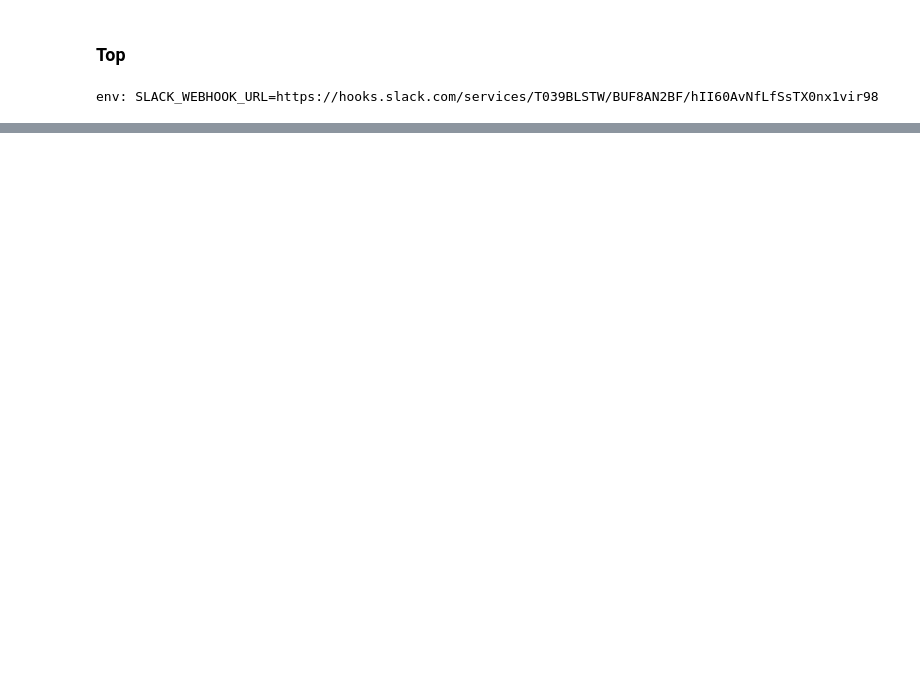
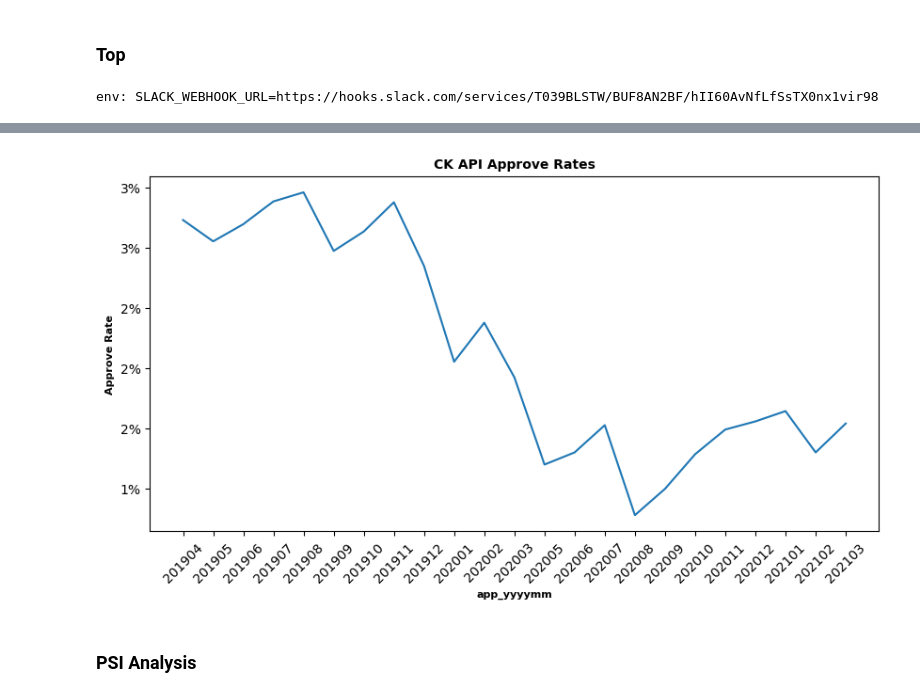
Before and after one commit to adriant42/mac_lb_model, a Jupyter notebook: 01_target_analysis.ipynb, the cells around one changed output, grey strips where cells are left out. Cells and saved outputs as stored; diff of their text form; code cells hidden in the pictures; blank space fills up the shorter version.

Commit message:
weekend checkpoint

```diff
--- a/01_target_analysis.ipynb
+++ b/01_target_analysis.ipynb
@@ -39,6 +39,8 @@ pd.options.display.max_rows = 4000
 env: SLACK_WEBHOOK_URL=https://hooks.slack.com/services/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
 # %%
 path = '/home/ec2-user/SageMaker/marlette-projects-ds/20210320_mac_lb_model'
+data_path = '/home/ec2-user/SageMaker/marlette-projects-ds/20210320_mac_lb_model/data_202103'
 print(path)
+print(data_path)
 # %% [output]
 /home/ec2-user/SageMaker/marlette-projects-ds/20210320_mac_lb_model
@@ -44,0 +73,6 @@ print(path)
+# %%
+%%time
+# Read data (checkpoint)
+mac_df = pd.read_feather(os.path.join(data_path, 'mac_data.feather'))
+print(os.path.join(path, 'mac_data.feather'))
+# Wall time: 827 ms
@@ -44,0 +129,10 @@ print(path)
+# %%
+approve_rate = mac_df.groupby('app_yyyymm').apply(lambda x: pd.Series({
+                    'loan_cnt': x['selected'].count(),
+                    'approve_cnt': x['selected'].sum(),
+                    'approve_rate': x['selected'].sum() / x['selected'].count()
+                })).reset_index().sort_values('app_yyyymm')
+approve_rate. \
+    style.format({'loan_cnt': '{:,.0f}',
+                  'approve_cnt': '{:,.0f}',
+                  'approve_rate': '{:.1%}'})
@@ -44,0 +157,18 @@ print(path)
+# %%
+plt.rcParams = plt.rcParamsDefault
+
+fig, ax = plt.subplots(figsize=(10, 5))
+palette = plt.get_cmap('tab20')
+
+ax.plot(approve_rate['app_yyyymm'], approve_rate['approve_rate'])
+
+ax.set_title("CK API Approve Rates", loc='center', fontsize=10, fontweight='bold')
+ax.set_ylabel("Approve Rate", fontsize=8, fontweight='bold')
+ax.yaxis.set_major_formatter(mtick.PercentFormatter(xmax = 1.0, decimals = 0)) # Change to percentage format
+for tick in ax.get_xticklabels(): # Rotate x-axis value
+    tick.set_rotation(45)
+ax.set_xlabel("app_yyyymm", fontsize=8, fontweight='bold');
+# %% [output]
+[figure, added]
+# %% [markdown]
+### PSI Analysis
```
Also changed, not shown: parts of 20 cells of this notebook.
